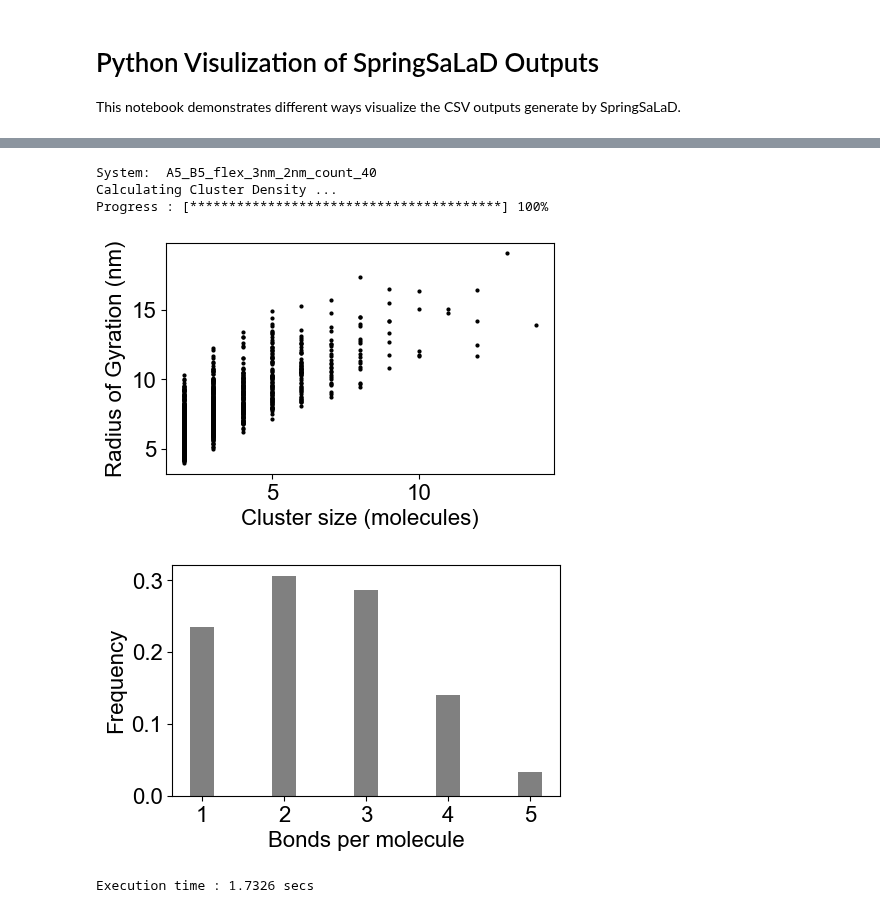
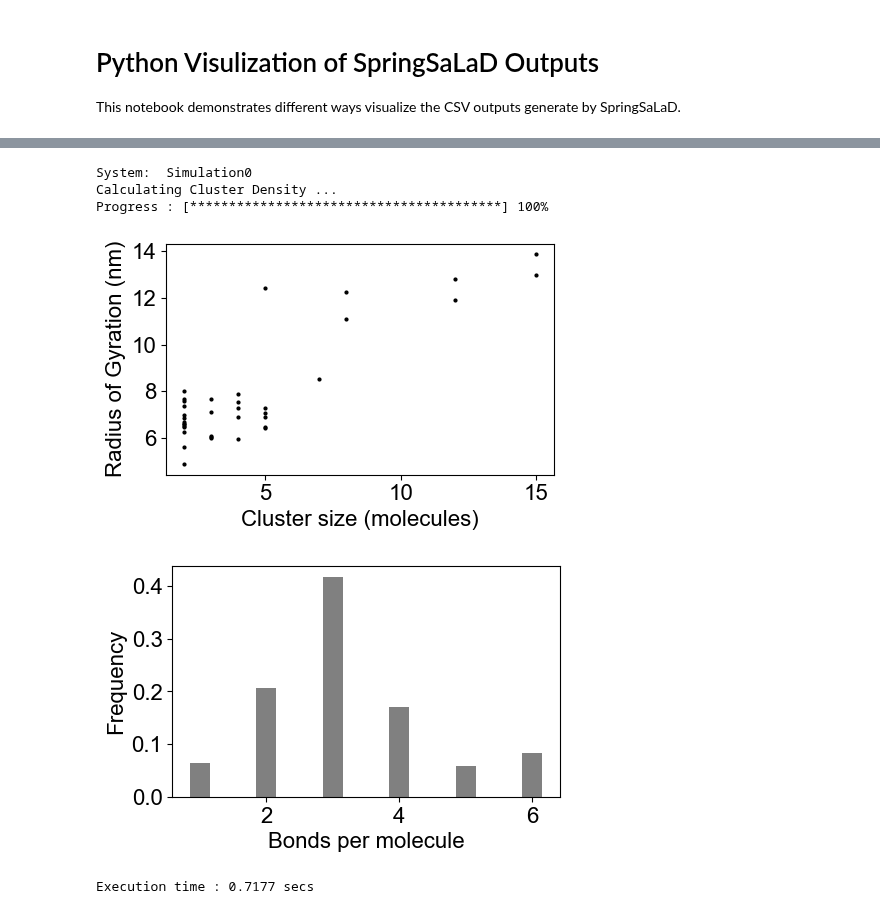
Before and after one commit to MolClustPy/SpringSaLaD-Python-Viz, a Jupyter notebook: demo.ipynb, the cells around one changed output, grey strips where cells are left out. Saved outputs shown, nothing was run; the diff lists cells and outputs as text; code cells hidden in the pictures.

```diff
--- a/demo.ipynb
+++ b/demo.ipynb
@@ -67,13 +121,14 @@ Average_z_pos.plot(search_directory, indicies=[2,3,7], run_num=1, verbose=False,
 # %%
-#View cluster size distributions over time (shows all the data by default)
-Spatial_Analysis.plot(search_directory, [])
+#View cluster size distribution (shows last data point by default)
+#Fill in list for specific times
+Spatial_Analysis.plot(search_directory, times=[])
 # %% [output]
-System:  A5_B5_flex_3nm_2nm_count_40
+System:  Simulation0
 Calculating Cluster Density ...
 Progress : [****************************************] 100%
-[figure, old version]
+[figure, new version]
-[figure, old version]
+[figure, new version]
-Execution time : 1.7326 secs
+Execution time : 0.7177 secs
 # %%
 #Select a specific point in time
 Spatial_Analysis.plot(search_directory, [0.04])
```
Also changed, not shown: parts of 15 cells of this notebook, 17 other files.
